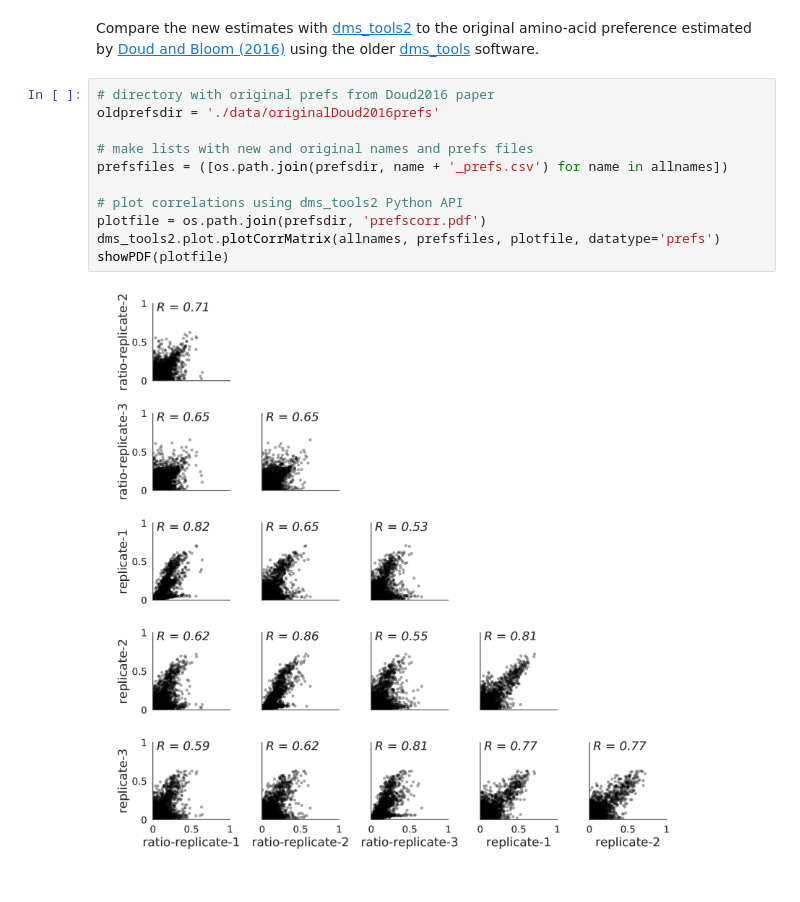
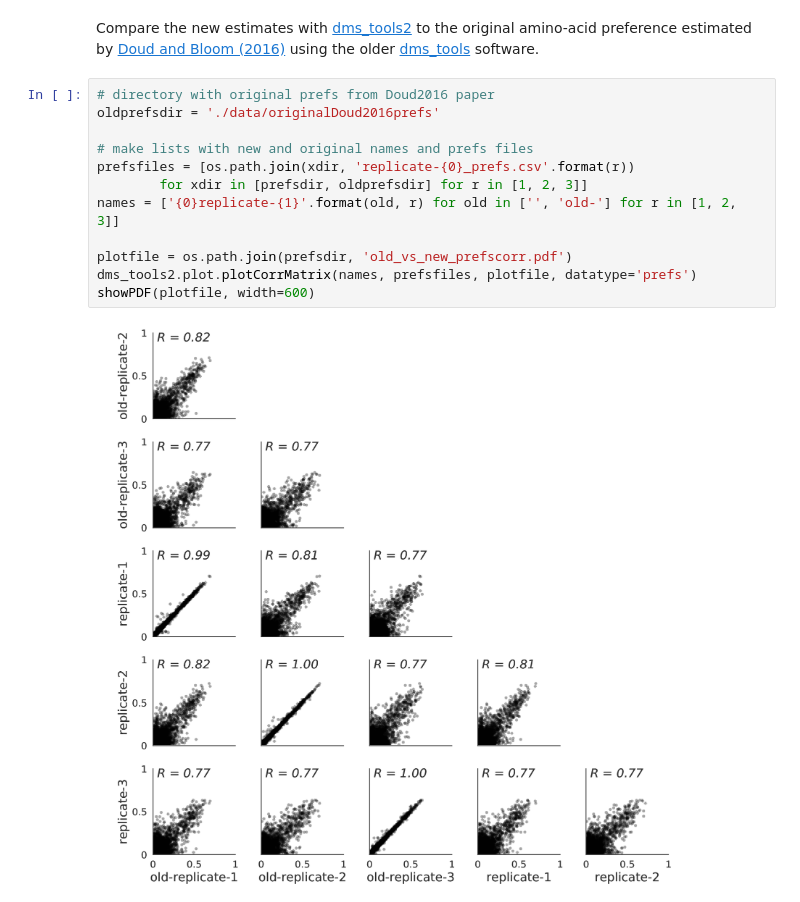
Before and after one commit to jbloomlab/dms_tools2, a Jupyter notebook: examples/Doud2016/analysis_notebook.ipynb, the cells around one changed output. Drawn from its saved outputs; the diff is of its cells as text.

Commit message:
compare old and new Doud2016 prefs

```diff
--- a/examples/Doud2016/analysis_notebook.ipynb
+++ b/examples/Doud2016/analysis_notebook.ipynb
@@ -431,13 +340,14 @@ Compare the new estimates with [dms_tools2](http://jbloomlab.github.io/dms_tools
 # %%
 # directory with original prefs from Doud2016 paper
 oldprefsdir = './data/originalDoud2016prefs'
 
 # make lists with new and original names and prefs files
-prefsfiles = ([os.path.join(prefsdir, name + '_prefs.csv') for name in allnames])
+prefsfiles = [os.path.join(xdir, 'replicate-{0}_prefs.csv'.format(r))
+        for xdir in [prefsdir, oldprefsdir] for r in [1, 2, 3]]
+names = ['{0}replicate-{1}'.format(old, r) for old in ['', 'old-'] for r in [1, 2, 3]]
 
-# plot correlations using dms_tools2 Python API
-plotfile = os.path.join(prefsdir, 'prefscorr.pdf')
-dms_tools2.plot.plotCorrMatrix(allnames, prefsfiles, plotfile, datatype='prefs')
-showPDF(plotfile)
+plotfile = os.path.join(prefsdir, 'old_vs_new_prefscorr.pdf')
+dms_tools2.plot.plotCorrMatrix(names, prefsfiles, plotfile, datatype='prefs')
+showPDF(plotfile, width=600)
 # %% [output]
-[figure, old version]
+[figure, new version]
```
Also changed, not shown: parts of 3 cells of this notebook.
